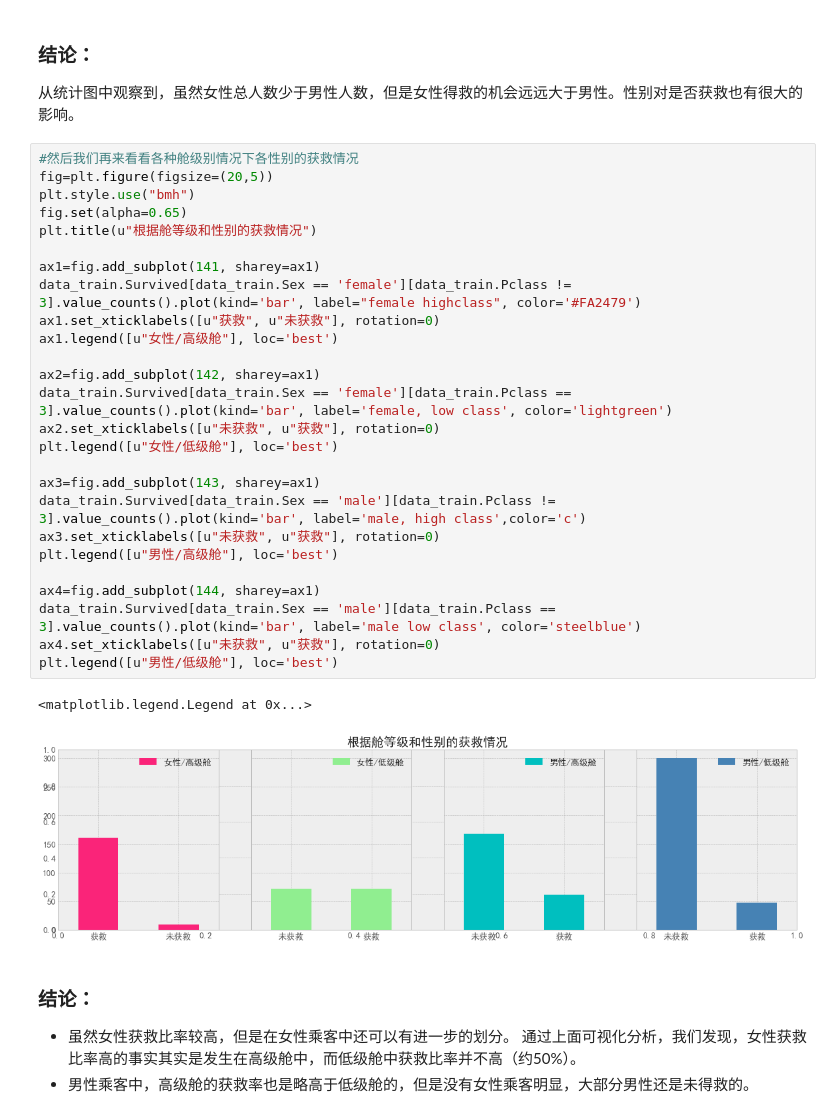
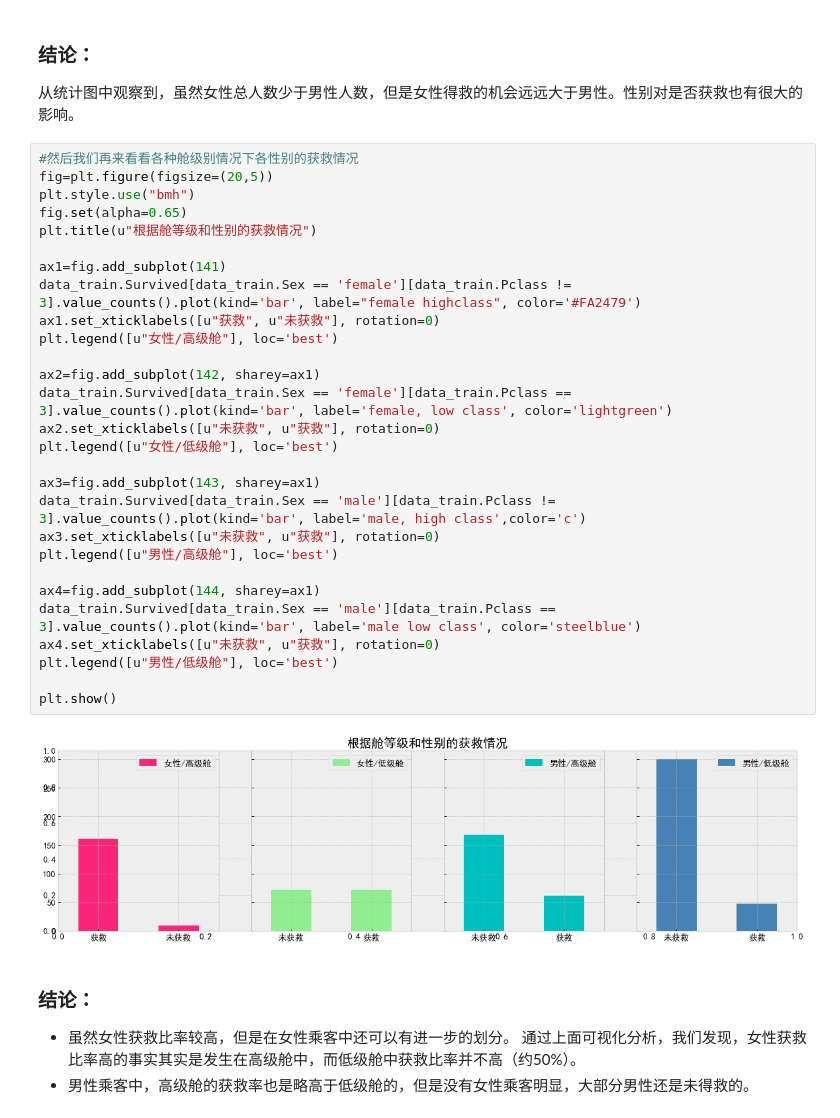
Before and after one commit to xiaoyusmd/taitanic_prediction, a Jupyter notebook: 泰坦尼克号生还者预测分析.ipynb, the cells around one changed output. Drawn from its saved outputs; the diff is of its cells as text.

```diff
--- a/泰坦尼克号生还者预测分析.ipynb
+++ b/泰坦尼克号生还者预测分析.ipynb
@@ -129,32 +152,33 @@ plt.show()
 # %%
 #然后我们再来看看各种舱级别情况下各性别的获救情况
 fig=plt.figure(figsize=(20,5))
 plt.style.use("bmh")
 fig.set(alpha=0.65)
 plt.title(u"根据舱等级和性别的获救情况")
 
-ax1=fig.add_subplot(141, sharey=ax1)
+ax1=fig.add_subplot(141)
 data_train.Survived[data_train.Sex == 'female'][data_train.Pclass != 3].value_counts().plot(kind='bar', label="female highclass", color='#FA2479')
 ax1.set_xticklabels([u"获救", u"未获救"], rotation=0)
-ax1.legend([u"女性/高级舱"], loc='best')
+plt.legend([u"女性/高级舱"], loc='best')
 
 ax2=fig.add_subplot(142, sharey=ax1)
 data_train.Survived[data_train.Sex == 'female'][data_train.Pclass == 3].value_counts().plot(kind='bar', label='female, low class', color='lightgreen')
 ax2.set_xticklabels([u"未获救", u"获救"], rotation=0)
 plt.legend([u"女性/低级舱"], loc='best')
 
 ax3=fig.add_subplot(143, sharey=ax1)
 data_train.Survived[data_train.Sex == 'male'][data_train.Pclass != 3].value_counts().plot(kind='bar', label='male, high class',color='c')
 ax3.set_xticklabels([u"未获救", u"获救"], rotation=0)
 plt.legend([u"男性/高级舱"], loc='best')
 
 ax4=fig.add_subplot(144, sharey=ax1)
 data_train.Survived[data_train.Sex == 'male'][data_train.Pclass == 3].value_counts().plot(kind='bar', label='male low class', color='steelblue')
 ax4.set_xticklabels([u"未获救", u"获救"], rotation=0)
 plt.legend([u"男性/低级舱"], loc='best')
+
+plt.show()
 # %% [output]
-<matplotlib.legend.Legend at 0x...>
-[figure, old version]
+[figure, new version]
 # %% [markdown]
 ### 结论：
 - 虽然女性获救比率较高，但是在女性乘客中还可以有进一步的划分。
```
Also changed, not shown: parts of 53 cells of this notebook.
